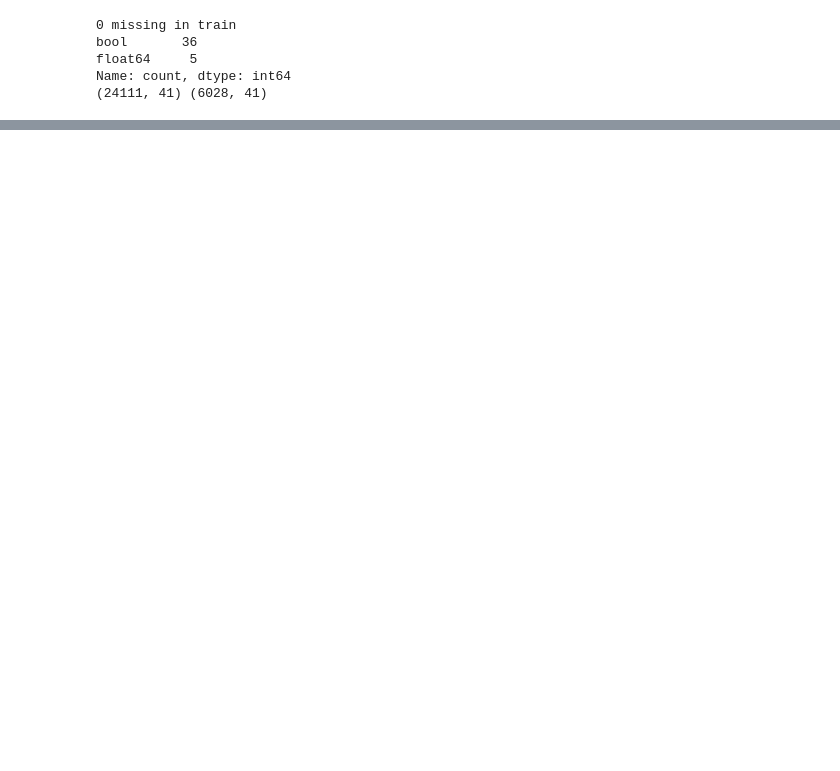
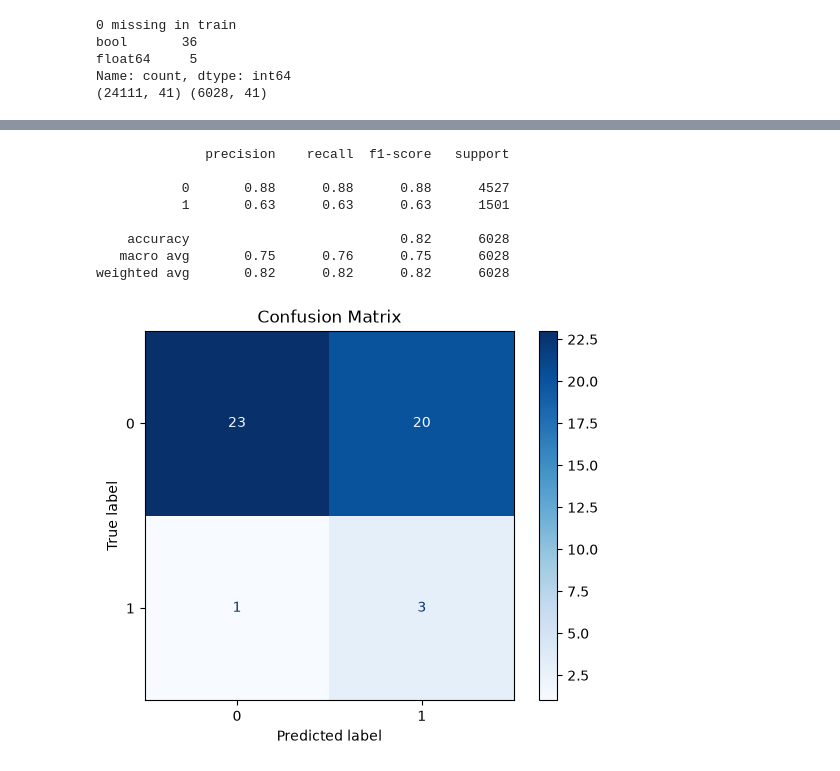
Before and after one commit to LouisUF/Intro-To-ML-Project, a Jupyter notebook: Term Project Group 19.ipynb, the cells around one changed output, grey strips where cells are left out. Cells and saved outputs as stored; diff of their text form; code cells hidden in the pictures; blank space fills up the shorter version.

```diff
--- a/Term Project Group 19.ipynb
+++ b/Term Project Group 19.ipynb
@@ -121,0 +220,12 @@ Name: count, dtype: int64
+# %%
+predict_on_subset('race_Other', True, clf)
+# %% [output]
+              precision    recall  f1-score   support
+
+           0       0.88      0.88      0.88      4527
+           1       0.63      0.63      0.63      1501
+
+    accuracy                           0.82      6028
+   macro avg       0.75      0.76      0.75      6028
+weighted avg       0.82      0.82      0.82      6028
+[figure, added]
```
Also changed, not shown: parts of 43 cells of this notebook.
